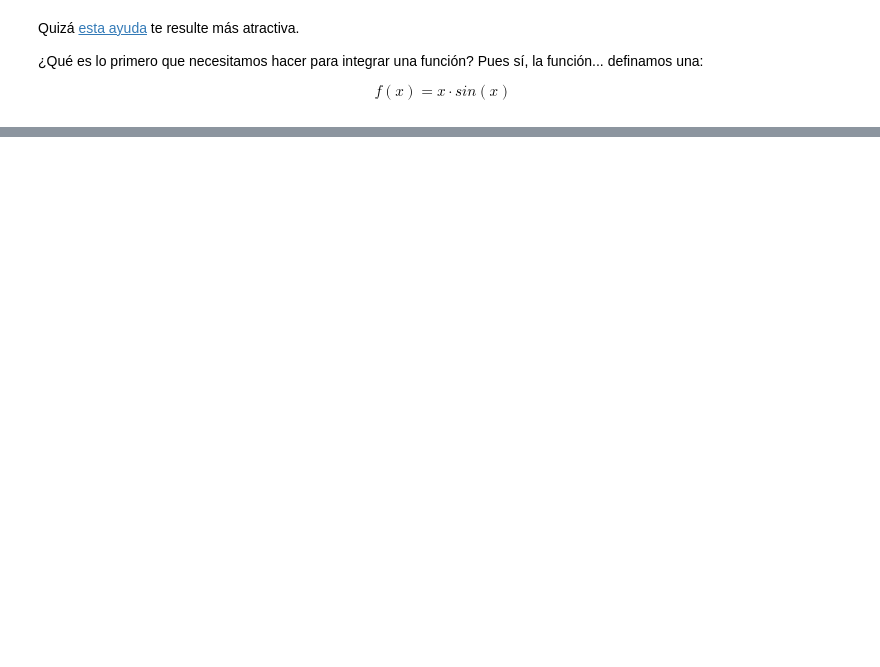
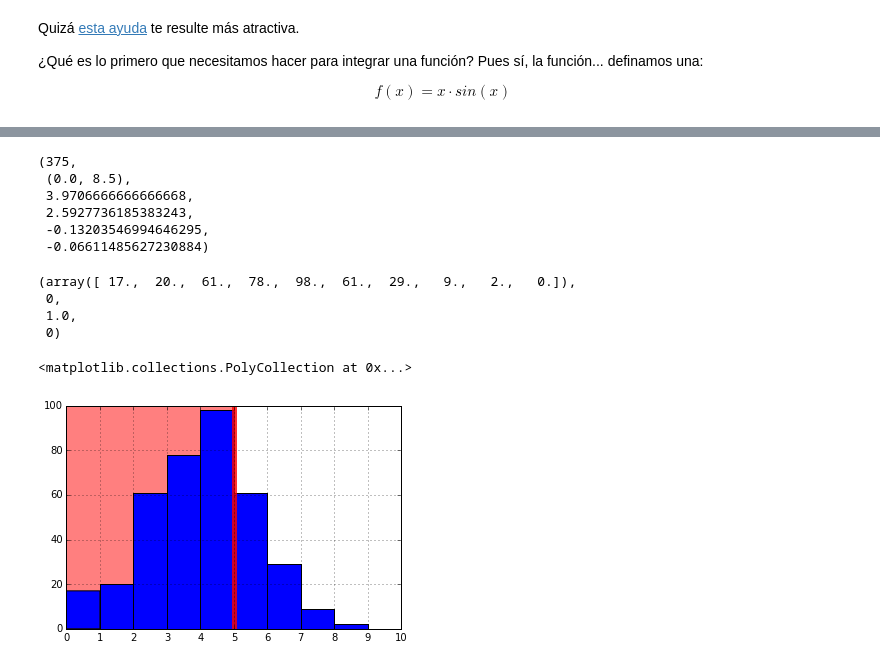
Before and after one commit to AeroPython/Curso_AeroPython, a Jupyter notebook: Notebooks/Clase4a_SciPy.ipynb, the cells around one changed output, grey strips where cells are left out. Saved outputs shown, nothing was run; the diff lists cells and outputs as text; code cells hidden in the pictures; blank space fills up the shorter version.

```diff
--- a/Notebooks/Clase4a_SciPy.ipynb
+++ b/Notebooks/Clase4a_SciPy.ipynb
@@ -345,0 +244,4 @@ display(w)
+# %%
+# Leemos el archivo
+datos = np.loadtxt("../static/notas.csv", skiprows=1)
+datos
@@ -345,0 +266,29 @@ display(w)
+# %%
+# Descripción rápida de los datos
+st.describe(datos)
+# %% [output]
+(375,
+ (0.0, 8.5),
+ 3.9706666666666668,
+ 2.5927736185383243,
+ -0.13203546994646295,
+ -0.06611485627230884)
+# %%
+# Histograma con st
+st.histogram(datos, numbins=10, defaultlimits=(0,10))
+# %% [output]
+(array([ 17.,  20.,  61.,  78.,  98.,  61.,  29.,   9.,   2.,   0.]),
+ 0,
+ 1.0,
+ 0)
+# %%
+# Pintemos un histograma con plt
+plt.hist(datos, range(0,11,))
+plt.xticks(range(0,11))
+plt.grid(True)
+
+plt.vlines(5, 0, 100, lw=5, colors='red', alpha=0.8)
+plt.fill_between([0, 5], [100, 100], color='red', alpha=0.5)
+# %% [output]
+<matplotlib.collections.PolyCollection at 0x...>
+[figure, added]
```
Also changed, not shown: parts of 95 cells of this notebook, 3 other files.
